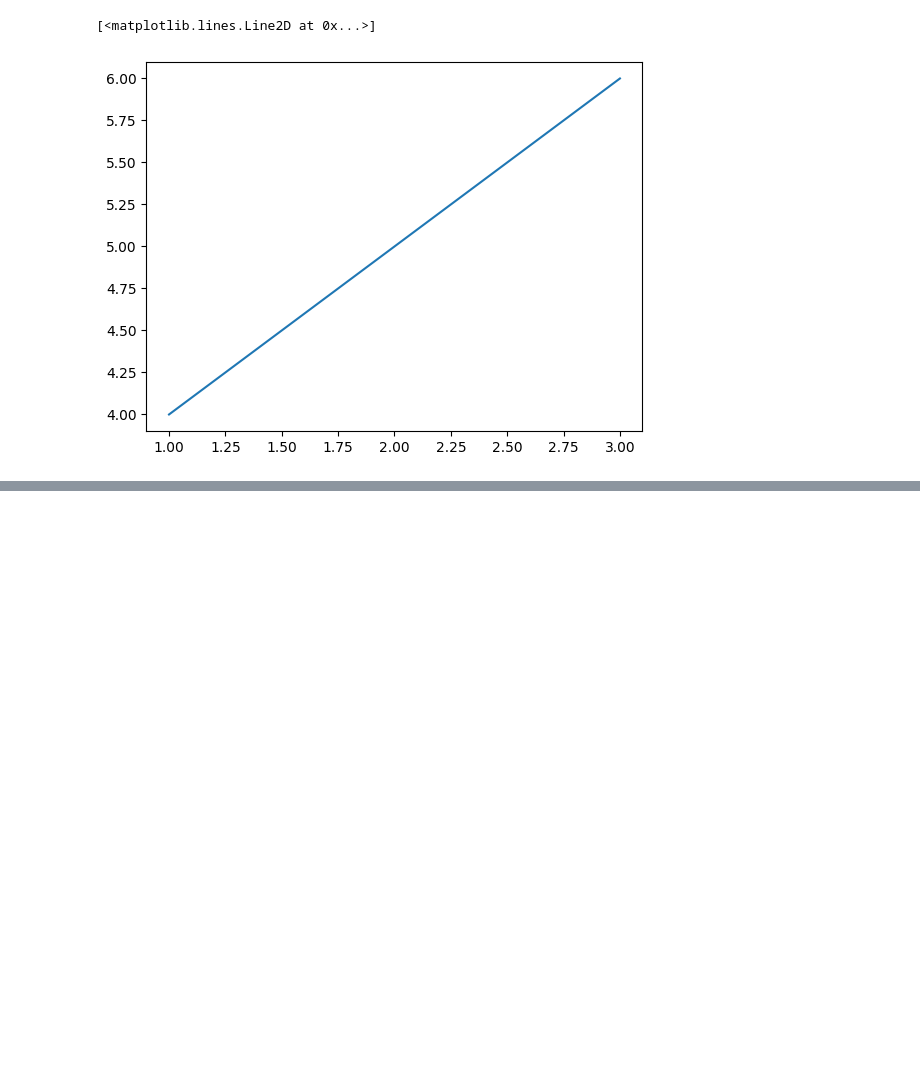
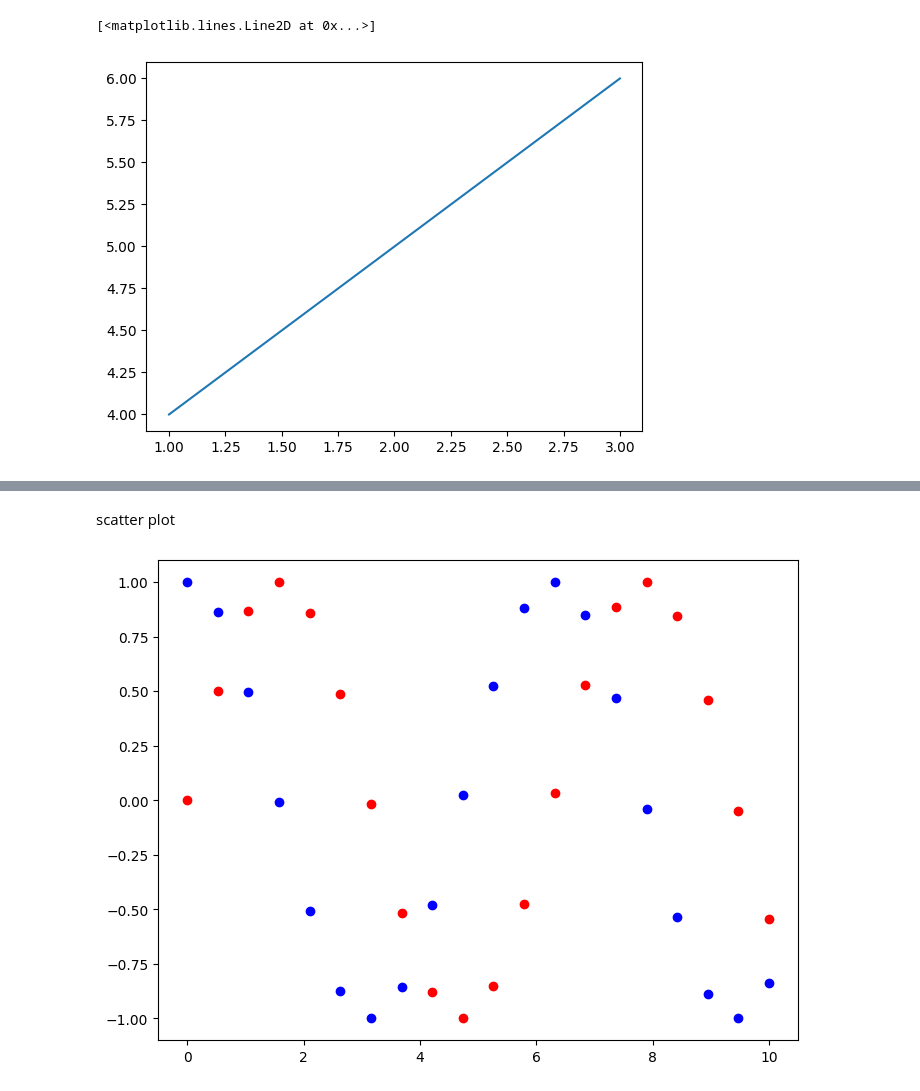
Before and after one commit to sushilsahoo06/Pytorch, a Jupyter notebook: Matplotib.ipynb, the cells around one changed output, grey strips where cells are left out. Drawn from its saved outputs; the diff is of its cells as text; code cells hidden in the pictures; blank space fills up the shorter version.

```diff
--- a/Matplotib.ipynb
+++ b/Matplotib.ipynb
@@ -169,0 +181,17 @@ print(matplotlib.__version__)
+# %% [markdown]
+scatter plot
+# %%
+import numpy as np
+import matplotlib.pyplot as plt
+import pandas as pd
+
+v=np.linspace(0,10,20)
+h=np.sin(v)
+z=np.cos(v)
+fig_3=plt.figure()
+ax=fig_3.add_axes([0,0,1,1])
+ax.scatter(v,h,color='red')
+ax.scatter(v,z,color='blue')
+plt.show()
+# %% [output]
+[figure, added]
```
Also changed, not shown: parts of 8 cells of this notebook.
